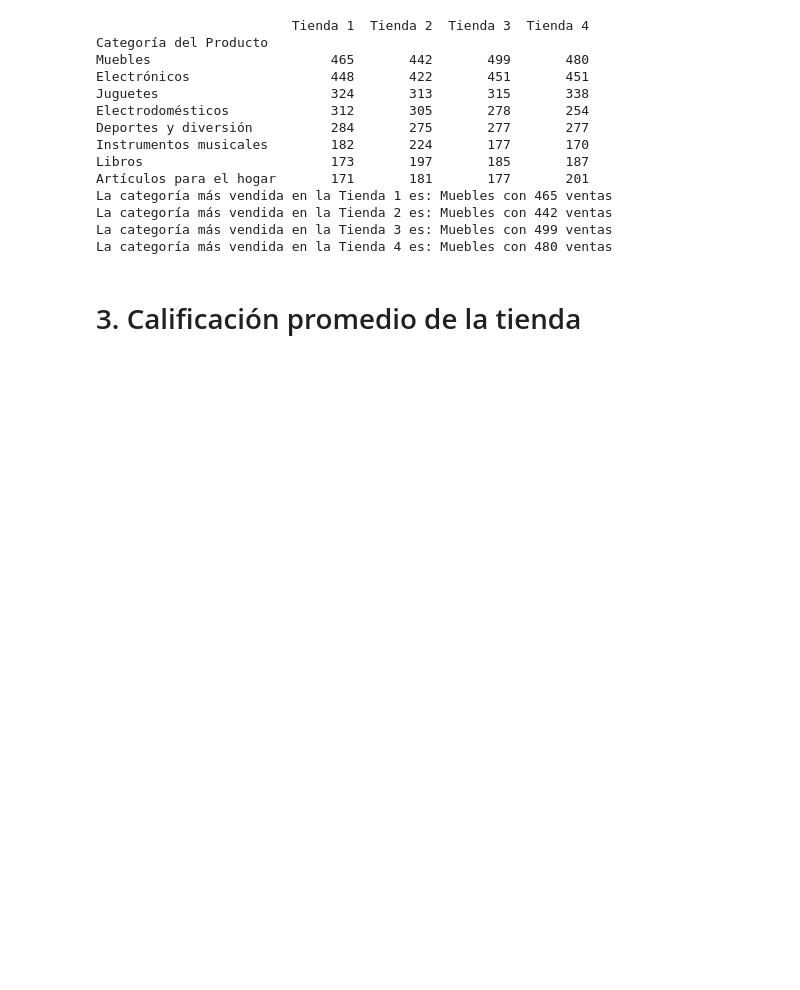
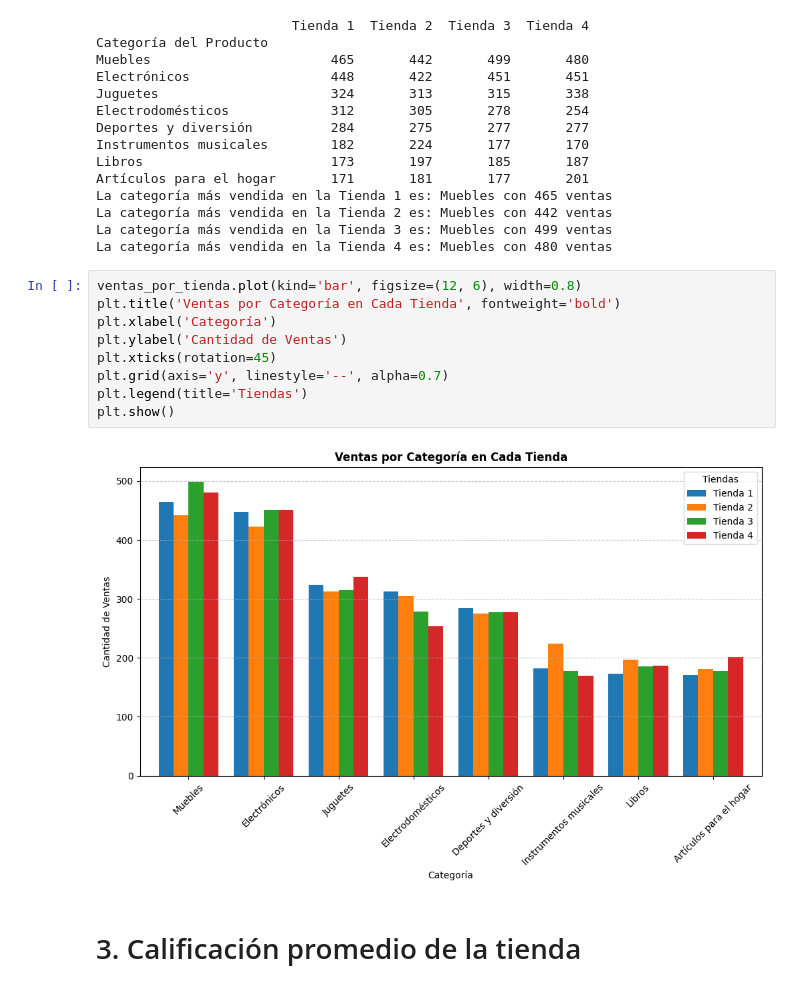
Before and after one commit to sergio-canul/AluraDSChallenge, a Jupyter notebook: AluraStoreLatam.ipynb, the cells around one changed output. Cells and saved outputs as stored; diff of their text form; blank space fills up the shorter version.

```diff
--- a/AluraStoreLatam.ipynb
+++ b/AluraStoreLatam.ipynb
@@ -131,6 +155,17 @@ La categoría más vendida en la Tienda 1 es: Muebles con 465 ventas
 La categoría más vendida en la Tienda 2 es: Muebles con 442 ventas
 La categoría más vendida en la Tienda 3 es: Muebles con 499 ventas
 La categoría más vendida en la Tienda 4 es: Muebles con 480 ventas
+# %%
+ventas_por_tienda.plot(kind='bar', figsize=(12, 6), width=0.8)
+plt.title('Ventas por Categoría en Cada Tienda', fontweight='bold')
+plt.xlabel('Categoría')
+plt.ylabel('Cantidad de Ventas')
+plt.xticks(rotation=45)
+plt.grid(axis='y', linestyle='--', alpha=0.7)
+plt.legend(title='Tiendas')
+plt.show()
+# %% [output]
+[figure, added]
 # %% [markdown]
 # 3. Calificación promedio de la tienda
 # %%
```
Also changed, not shown: parts of 5 cells of this notebook.
